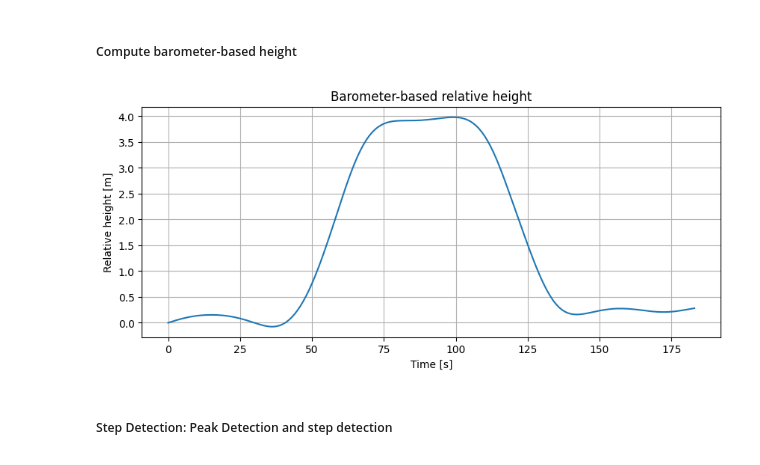
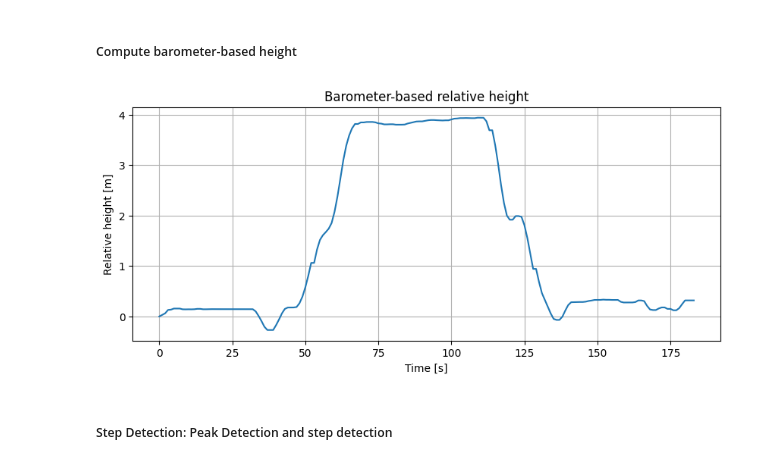
Before and after one commit to bernadettesophia/Navi_Lab02_WS25, a Jupyter notebook: lab02_ws2025_26_GROUPB_KAKUSKA_OETTL.ipynb, the cells around one changed output. Saved outputs shown, nothing was run; the diff lists cells and outputs as text; code cells hidden in the pictures.

```diff
--- a/lab02_ws2025_26_GROUPB_KAKUSKA_OETTL.ipynb
+++ b/lab02_ws2025_26_GROUPB_KAKUSKA_OETTL.ipynb
@@ -211,35 +208,35 @@ acc_data["acc_smooth"] = acc_data["acc_norm"]   # keine Savitzky–Golay-Glättu
 ##### Compute barometer-based height
 # %%
 # Low-pass filter barometer
-cutoff = 2.8  # Hz
-order = 2
-b, a = butter(order, cutoff/(0.5*fs), btype='low')
-baro_data['pressure_filt'] = filtfilt(b, a, baro_data['pressure'])
+#cutoff = 2.8  # Hz
+#order = 2
+#b, a = butter(order, cutoff/(0.5*fs), btype='low')
+#baro_data['pressure_filt'] = filtfilt(b, a, baro_data['pressure'])
 
 # Relative height from pressure
-p0 = baro_data['pressure_filt'].iloc[0]
-pt = baro_data['pressure_filt']
+p0 = baro_data['pressure'].iloc[0]
+pt = baro_data['pressure']
 
 T0 = 293.15
 L  = 6.5e-3
 g  = 9.81
 R  = 287.1
 
 factor = T0 / L
 expo   = -(R * L) / g
 
 baro_data['height'] = factor * ((pt / p0) ** expo - 1.0)
 
 # Optional: plot height
 plt.figure(figsize=(10,4))
 plt.plot(baro_data['t'], baro_data['height'])
 plt.xlabel('Time [s]')
 plt.ylabel('Relative height [m]')
 plt.title('Barometer-based relative height')
 plt.grid(True)
 plt.show()
 # %% [output]
-[figure, old version]
+[figure, new version]
 # %% [markdown]
 ##### Step Detection: Peak Detection and step detection
 # %%
```
Also changed, not shown: parts of 6 cells of this notebook, 1 other file.
